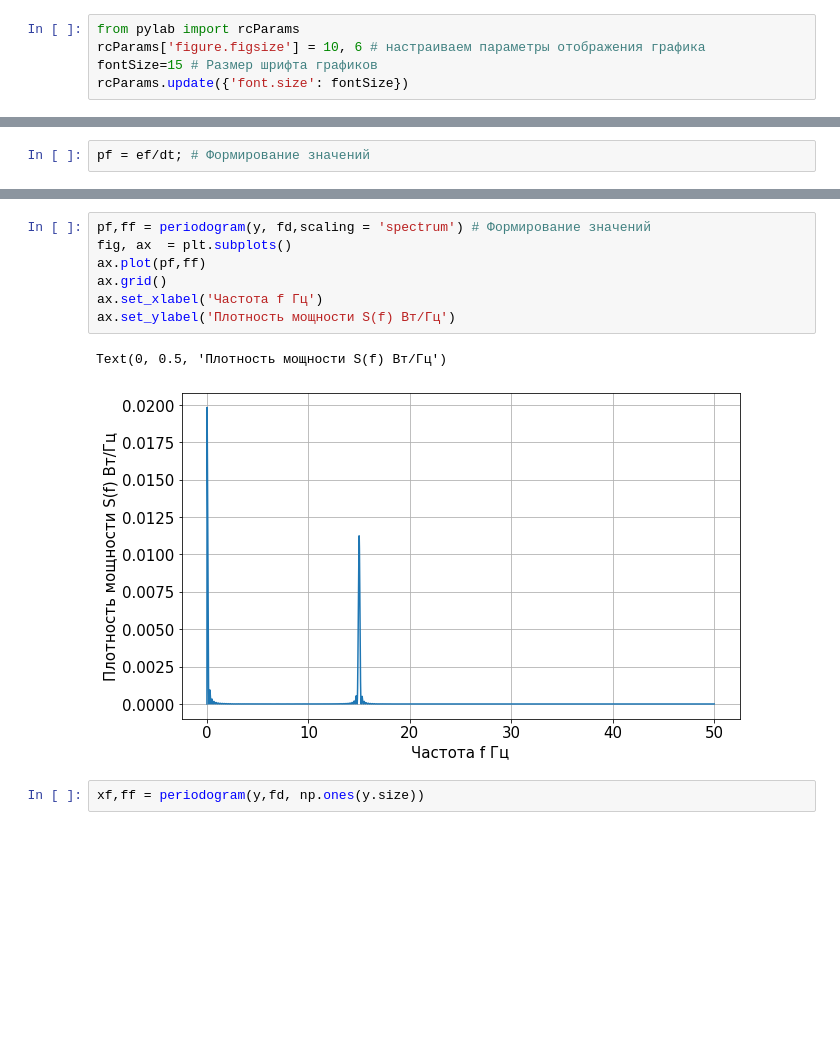
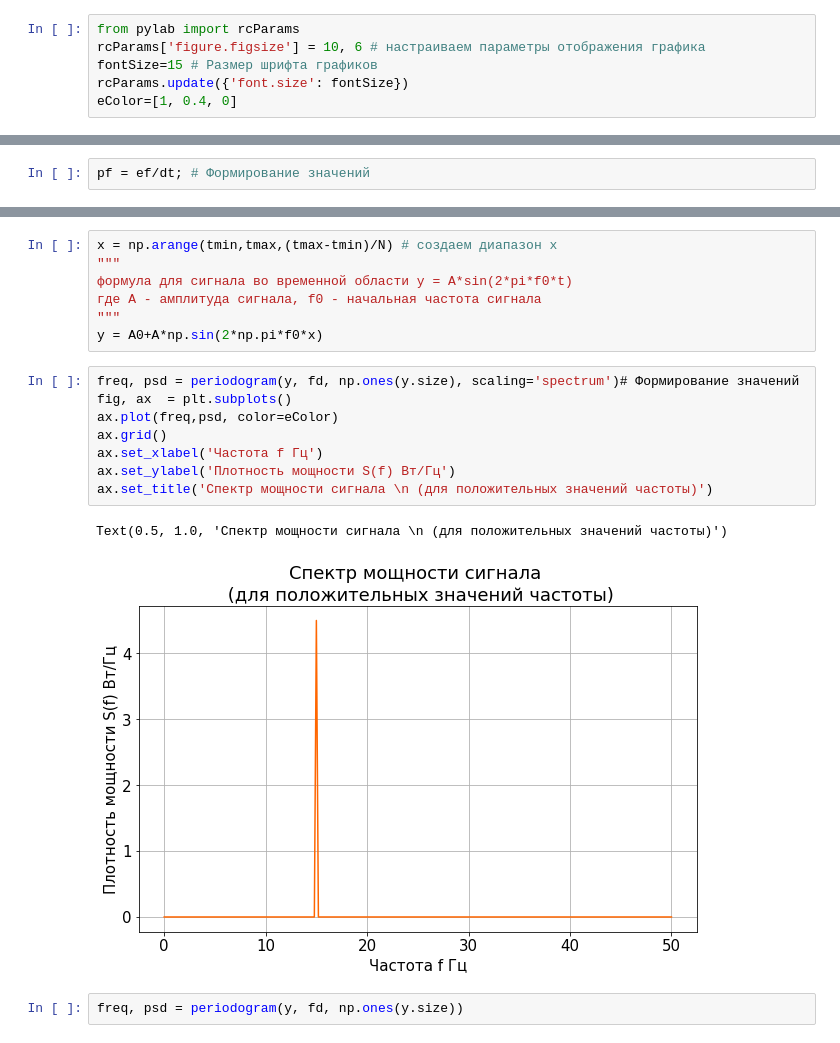
Before and after one commit to SakuraOneLove/DSP-2020, a Jupyter notebook: Lab_2.ipynb, the cells around one changed output, grey strips where cells are left out. Saved outputs shown, nothing was run; the diff lists cells and outputs as text; blank space fills up the shorter version.

```diff
--- a/Lab_2.ipynb
+++ b/Lab_2.ipynb
@@ -16,6 +16,7 @@ from pylab import rcParams
 rcParams['figure.figsize'] = 10, 6 # настраиваем параметры отображения графика
 fontSize=15 # Размер шрифта графиков
 rcParams.update({'font.size': fontSize})
+eColor=[1, 0.4, 0]
 # %%
 A0=2; # Постоянная составляющая сигнала
 A=3; # Амплитуда сигнала
@@ -193,14 +194,22 @@ Text(0.5, 1.0, 'Спектр мощности сигнала')
+# %%
+x = np.arange(tmin,tmax,(tmax-tmin)/N) # создаем диапазон х
+"""
+формула для сигнала во временной области y = A*sin(2*pi*f0*t)
+где А - амплитуда сигнала, f0 - начальная частота сигнала
+"""
+y = A0+A*np.sin(2*np.pi*f0*x)
 # %%
-pf,ff = periodogram(y, fd,scaling = 'spectrum') # Формирование значений
+freq, psd = periodogram(y, fd, np.ones(y.size), scaling='spectrum')# Формирование значений
 fig, ax  = plt.subplots()
-ax.plot(pf,ff)
+ax.plot(freq,psd, color=eColor)
 ax.grid()
 ax.set_xlabel('Частота f Гц')
 ax.set_ylabel('Плотность мощности S(f) Вт/Гц')
+ax.set_title('Спектр мощности сигнала \n (для положительных значений частоты)')
 # %% [output]
-Text(0, 0.5, 'Плотность мощности S(f) Вт/Гц')
+Text(0.5, 1.0, 'Спектр мощности сигнала \n (для положительных значений частоты)')
-[figure, old version]
+[figure, new version]
 # %%
-xf,ff = periodogram(y,fd, np.ones(y.size))
+freq, psd = periodogram(y, fd, np.ones(y.size))
 # %%
 fig, ax  = plt.subplots()
```
Also changed, not shown: parts of 5 cells of this notebook.
